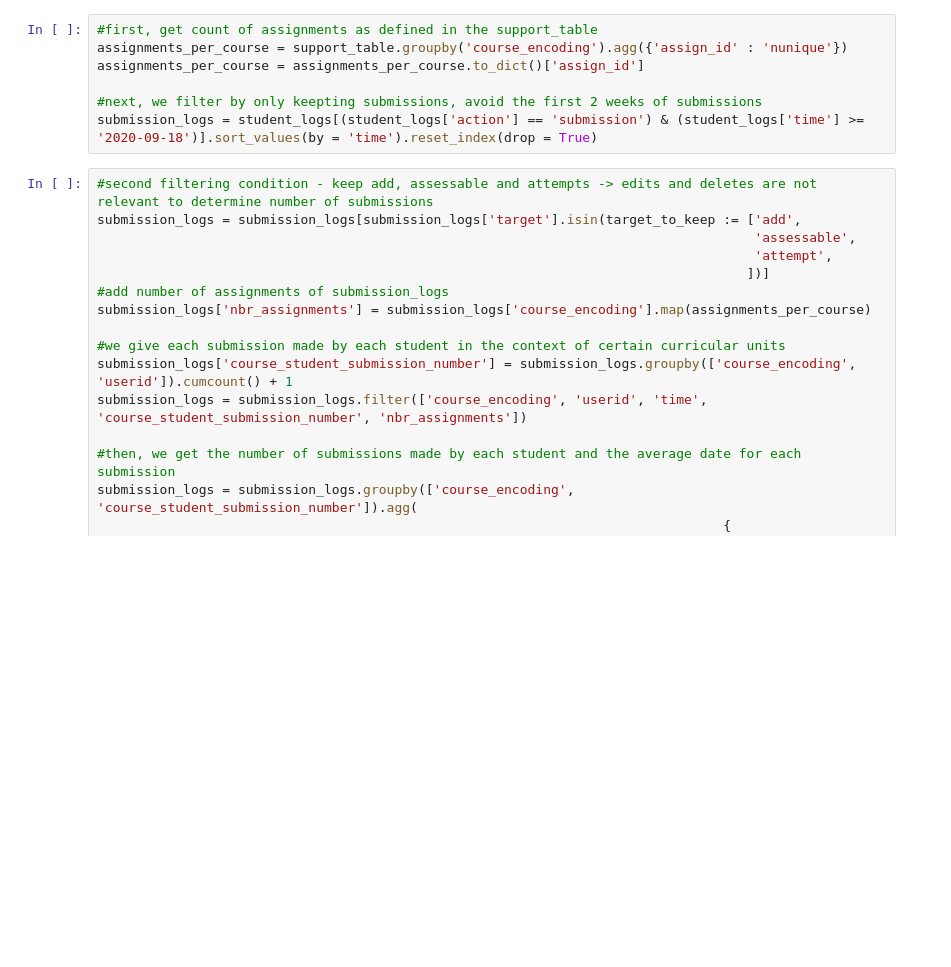
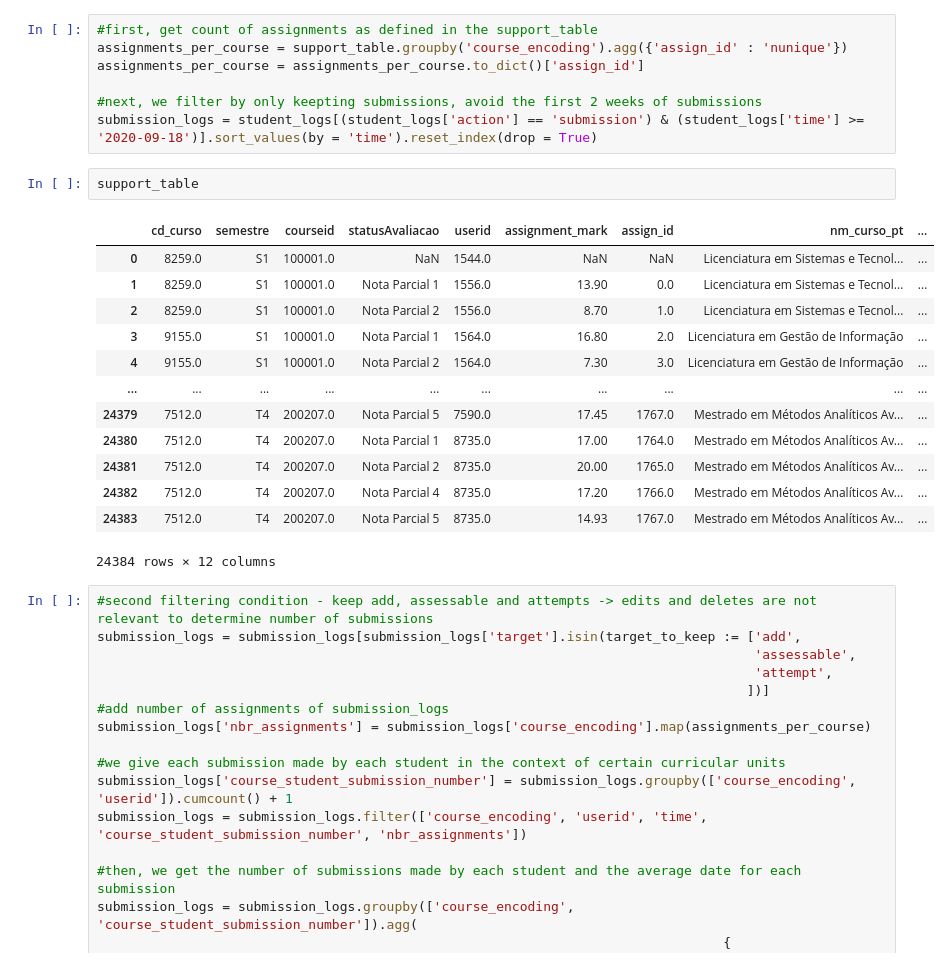
Before and after one commit to RicardoSantos0/timely_accurate_portable, a Jupyter notebook: Notebooks/3.1. Feature Extraction and Feature Engineering - Nova IMS.ipynb, the cells around one changed output. Cells and saved outputs as stored; diff of their text form; blank space fills up the shorter version.

```diff
--- a/Notebooks/3.1. Feature Extraction and Feature Engineering - Nova IMS.ipynb
+++ b/Notebooks/3.1. Feature Extraction and Feature Engineering - Nova IMS.ipynb
@@ -817,6 +817,22 @@ assignments_per_course = assignments_per_course.to_dict()['assign_id']
 
 #next, we filter by only keepting submissions, avoid the first 2 weeks of submissions
 submission_logs = student_logs[(student_logs['action'] == 'submission') & (student_logs['time'] >= '2020-09-18')].sort_values(by = 'time').reset_index(drop = True)
+# %%
+support_table
+# %% [output]
+|  | cd_curso | semestre | courseid | statusAvaliacao | userid | assignment_mark | assign_id | nm_curso_pt | ... |
+| 0 | 8259.0 | S1 | 100001.0 | NaN | 1544.0 | NaN | NaN | Licenciatura em Sistemas e Tecnol... | ... |
+| 1 | 8259.0 | S1 | 100001.0 | Nota Parcial 1 | 1556.0 | 13.90 | 0.0 | Licenciatura em Sistemas e Tecnol... | ... |
+| 2 | 8259.0 | S1 | 100001.0 | Nota Parcial 2 | 1556.0 | 8.70 | 1.0 | Licenciatura em Sistemas e Tecnol... | ... |
+| 3 | 9155.0 | S1 | 100001.0 | Nota Parcial 1 | 1564.0 | 16.80 | 2.0 | Licenciatura em Gestão de Informação | ... |
+| 4 | 9155.0 | S1 | 100001.0 | Nota Parcial 2 | 1564.0 | 7.30 | 3.0 | Licenciatura em Gestão de Informação | ... |
+| ... | ... | ... | ... | ... | ... | ... | ... | ... | ... |
+| 24379 | 7512.0 | T4 | 200207.0 | Nota Parcial 5 | 7590.0 | 17.45 | 1767.0 | Mestrado em Métodos Analíticos Av... | ... |
+| 24380 | 7512.0 | T4 | 200207.0 | Nota Parcial 1 | 8735.0 | 17.00 | 1764.0 | Mestrado em Métodos Analíticos Av... | ... |
+| 24381 | 7512.0 | T4 | 200207.0 | Nota Parcial 2 | 8735.0 | 20.00 | 1765.0 | Mestrado em Métodos Analíticos Av... | ... |
+| 24382 | 7512.0 | T4 | 200207.0 | Nota Parcial 4 | 8735.0 | 17.20 | 1766.0 | Mestrado em Métodos Analíticos Av... | ... |
+| 24383 | 7512.0 | T4 | 200207.0 | Nota Parcial 5 | 8735.0 | 14.93 | 1767.0 | Mestrado em Métodos Analíticos Av... | ... |
+24384 rows × 12 columns
 # %%
 #second filtering condition - keep add, assessable and attempts -> edits and deletes are not relevant to determine number of submissions
 submission_logs = submission_logs[submission_logs['target'].isin(target_to_keep := ['add',
```
Also changed, not shown: parts of 16 cells of this notebook, 12 other files.
